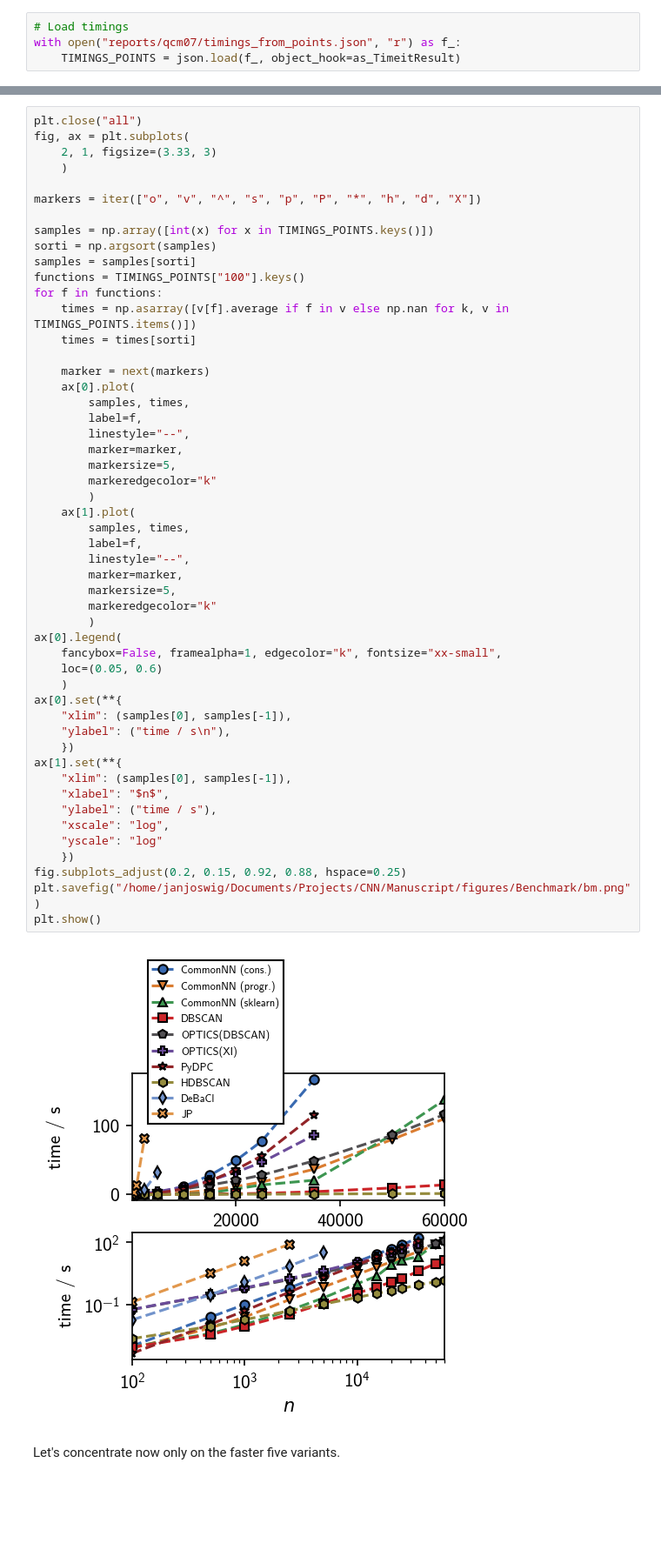
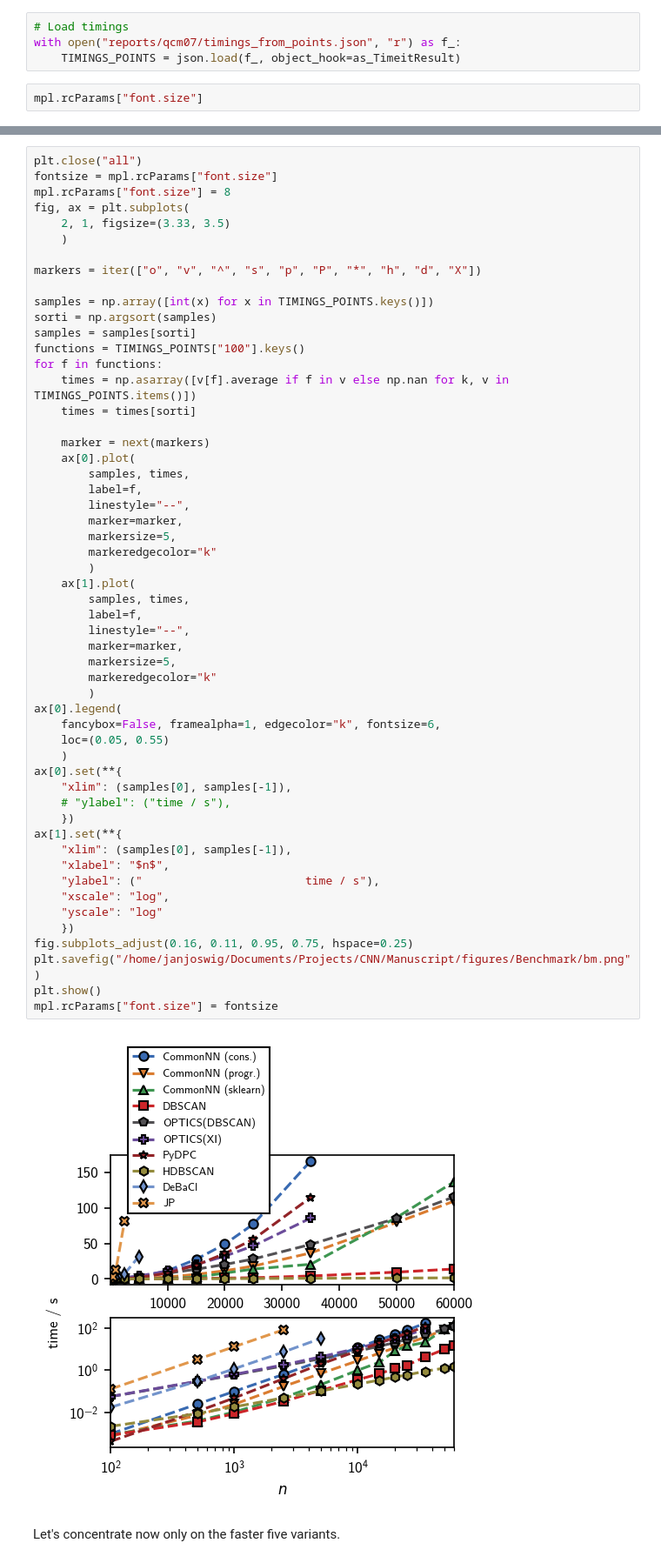
Before and after one commit to janjoswig/CommonNNClustering, a Jupyter notebook: docsrc/benchmark/bm.ipynb, the cells around one changed output, grey strips where cells are left out. Shown at 87% size. Cells and saved outputs as stored; diff of their text form; blank space fills up the shorter version.

```diff
--- a/docsrc/benchmark/bm.ipynb
+++ b/docsrc/benchmark/bm.ipynb
@@ -1473,3 +1473,5 @@ with open("reports/qcm07/timings_from_points.json", "w") as f_:
 # Load timings
 with open("reports/qcm07/timings_from_points.json", "r") as f_:
     TIMINGS_POINTS = json.load(f_, object_hook=as_TimeitResult)
+# %%
+mpl.rcParams["font.size"]
@@ -1476,7 +1480,9 @@ with open("reports/qcm07/timings_from_points.json", "r") as f_:
 # %%
 plt.close("all")
+fontsize = mpl.rcParams["font.size"]
+mpl.rcParams["font.size"] = 8
 fig, ax = plt.subplots(
-    2, 1, figsize=(3.33, 3)
+    2, 1, figsize=(3.33, 3.5)
     )
 
 markers = iter(["o", "v", "^", "s", "p", "P", "*", "h", "d", "X"])
@@ -1493,39 +1499,40 @@ for f in functions:
     ax[0].plot(
         samples, times,
         label=f,
         linestyle="--",
         marker=marker,
         markersize=5,
         markeredgecolor="k"
         )
     ax[1].plot(
         samples, times,
         label=f,
         linestyle="--",
         marker=marker,
         markersize=5,
         markeredgecolor="k"
         )
 ax[0].legend(
-    fancybox=False, framealpha=1, edgecolor="k", fontsize="xx-small",
-    loc=(0.05, 0.6)
+    fancybox=False, framealpha=1, edgecolor="k", fontsize=6,
+    loc=(0.05, 0.55)
     )
 ax[0].set(**{
     "xlim": (samples[0], samples[-1]),
-    "ylabel": ("time / s\n"),
+    # "ylabel": ("time / s"),
     })
 ax[1].set(**{
     "xlim": (samples[0], samples[-1]),
     "xlabel": "$n$",
-    "ylabel": ("time / s"),
+    "ylabel": ("                        time / s"),
     "xscale": "log",
     "yscale": "log"
     })
-fig.subplots_adjust(0.2, 0.15, 0.92, 0.88, hspace=0.25)
+fig.subplots_adjust(0.16, 0.11, 0.95, 0.75, hspace=0.25)
 plt.savefig("/home/janjoswig/Documents/Projects/CNN/Manuscript/figures/Benchmark/bm.png")
 plt.show()
+mpl.rcParams["font.size"] = fontsize
 # %% [output]
-[figure, old version]
+[figure, new version]
 # %% [markdown]
 Let's concentrate now only on the faster five variants.
 # %%
```
Also changed, not shown: parts of 1 cell of this notebook.
